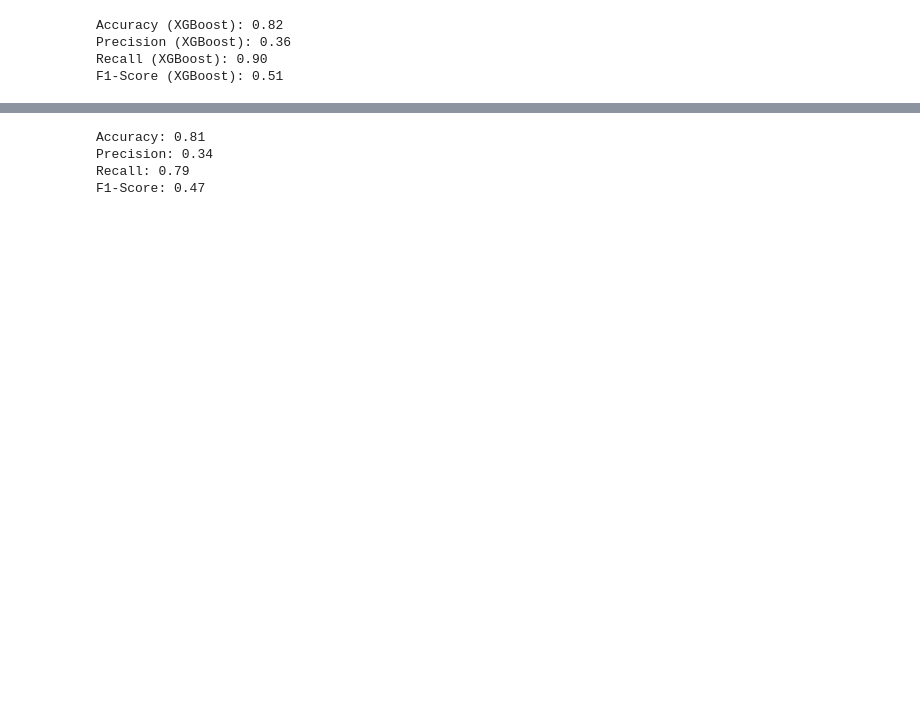
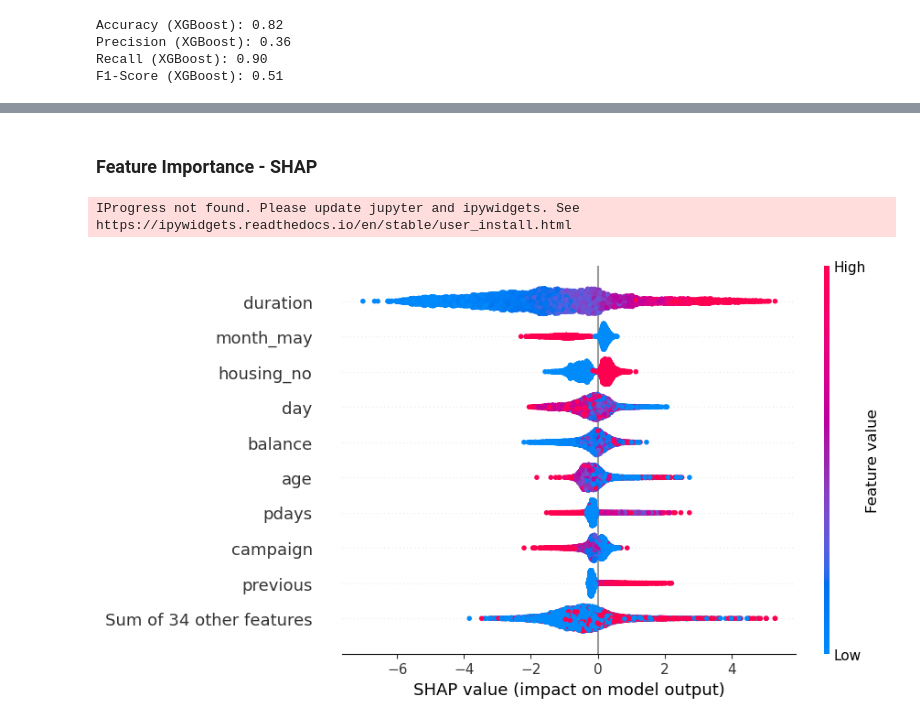
Before and after one commit to yarobinson/Bank-Marketing-Project-Team-15, a Jupyter notebook: experiments/Fitting_Classifier.ipynb, the cells around one changed output, grey strips where cells are left out. Cells and saved outputs as stored; diff of their text form; code cells hidden in the pictures; blank space fills up the shorter version.

Commit message:
Best Model

```diff
--- a/experiments/Fitting_Classifier.ipynb
+++ b/experiments/Fitting_Classifier.ipynb
@@ -192,21 +184,19 @@ Successfully installed xgboost-2.1.3
-# %%
-# Print the best parameters and the corresponding accuracy
-from sklearn.metrics import accuracy_score, confusion_matrix, classification_report,f1_score
-
-experiment1_knn.fit(X_train_downsample[selected_features_rfe], y_train_downsample)
-y_test_predict=experiment1_knn.predict(X_test[selected_features_rfe])
-
-accuracy = accuracy_score(y_test, y_test_predict)
-precision = precision_score(y_test, y_test_predict, average='binary')
-recall = recall_score(y_test, y_test_predict, average='binary')
-f1 = f1_score(y_test, y_test_predict, average='binary')
-
-print(f"Accuracy: {accuracy:.2f}")
-print(f"Precision: {precision:.2f}")
-print(f"Recall: {recall:.2f}")
-print(f"F1-Score: {f1:.2f}")
-# %% [output]
-Accuracy: 0.81
-Precision: 0.34
-Recall: 0.79
-F1-Score: 0.47
+# %% [markdown]
+### Feature Importance - SHAP
+# %%
+import shap
+
+explainer = shap.TreeExplainer(model_xgb)
+shap_values = explainer.shap_values(X_test, approximate=False)
+
+explanation = shap.Explanation(
+    values=shap_values,
+    base_values=explainer.expected_value,
+    data=X_test,
+    feature_names=X_test.columns.values
+)
+
+shap.plots.beeswarm(explanation)
+# %% [output]
+IProgress not found. Please update jupyter and ipywidgets. See https://ipywidgets.readthedocs.io/en/stable/user_install.html
+[figure, added]
```
Also changed, not shown: parts of 12 cells of this notebook, 1 other file.
